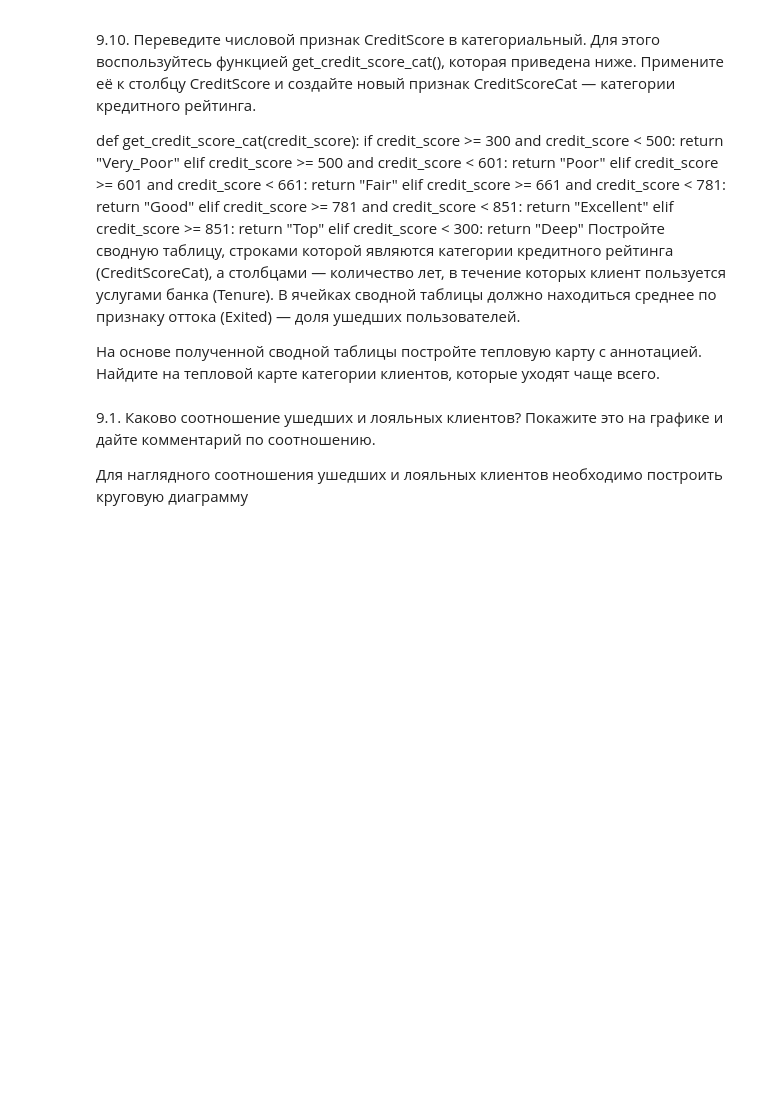
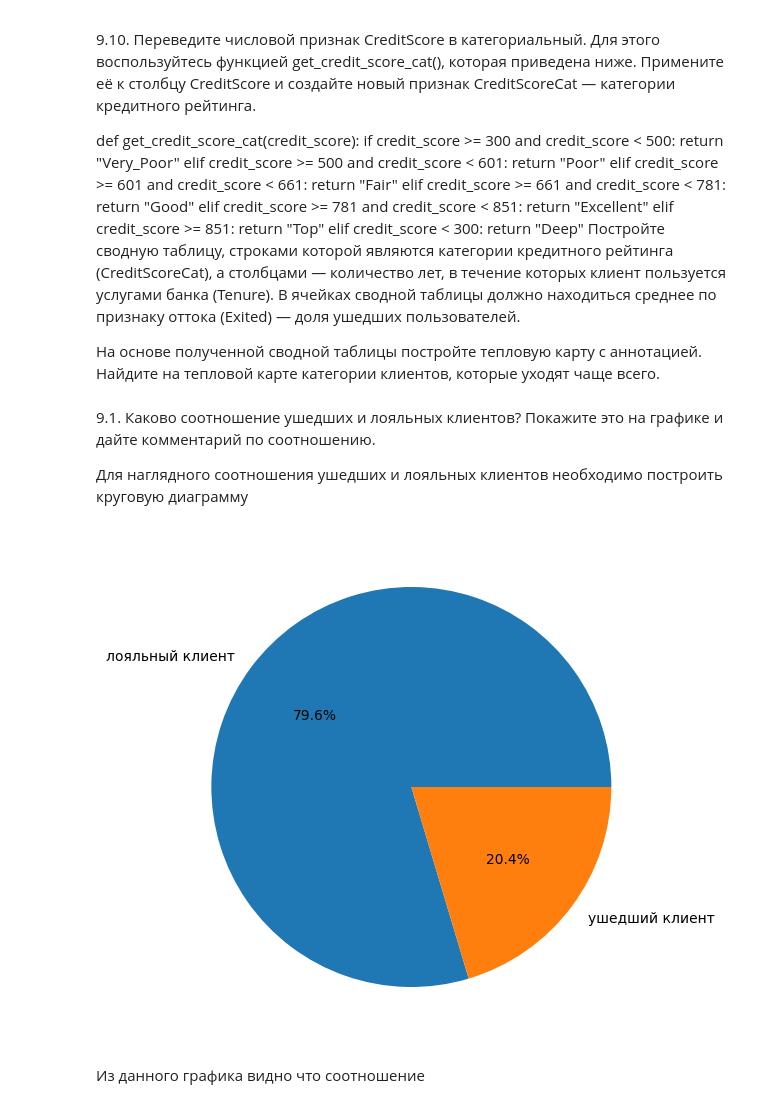
Before and after one commit to Gor36/Final_task_2, a Jupyter notebook: Task_2.ipynb, the cells around one changed output. Cells and saved outputs as stored; diff of their text form; code cells hidden in the pictures; blank space fills up the shorter version.

```diff
--- a/Task_2.ipynb
+++ b/Task_2.ipynb
@@ -82,0 +78,36 @@ customer_ratio = px.pie(
+# %%
+#Создаём переменну с котегореальным признаком ушедших(лояльных клиентов)
+exited = churn_data['Exited']
+
+#создаём пустой словарь
+ratio_dict = {}
+#создаём счётчики для ушедхих клиентов
+count_0 = 0
+#создаём счётчики для лояльных клиентов
+count_1 = 0
+
+#Создаём цикл в котором будем считать ушедших клиентов и лояльных клиентов
+for i in exited:
+    if i == 0:
+        count_0 +=1
+    if i == 1:
+        count_1 +=1
+#помещаем в словарь полученные результаты
+ratio_dict = {'лояльный клиент': count_0,
+    'ушедший клиент' : count_1}
+#преобразуем в формат Series
+ratio = pd.Series(ratio_dict).sort_values(ascending=False)
+
+
+fig = plt.figure(figsize=(5, 5))
+exefer = fig.add_axes([0, 0, 1, 1])#add_axes() добавляется координатная плоскость с списком из координат.
+#В нашем случае она начинается в левом нижнем углу без отступов (координаты 0, 0) и занимает всё отведённое место в области (100%, ширина и высота равны 1)
+exefer.pie(
+    ratio,
+    labels=ratio.index,
+    autopct='%.1f%%',
+);
+# %% [output]
+[figure, added]
+# %% [markdown]
+Из данного графика видно что соотношение
```
Also changed, not shown: parts of 2 cells of this notebook.
